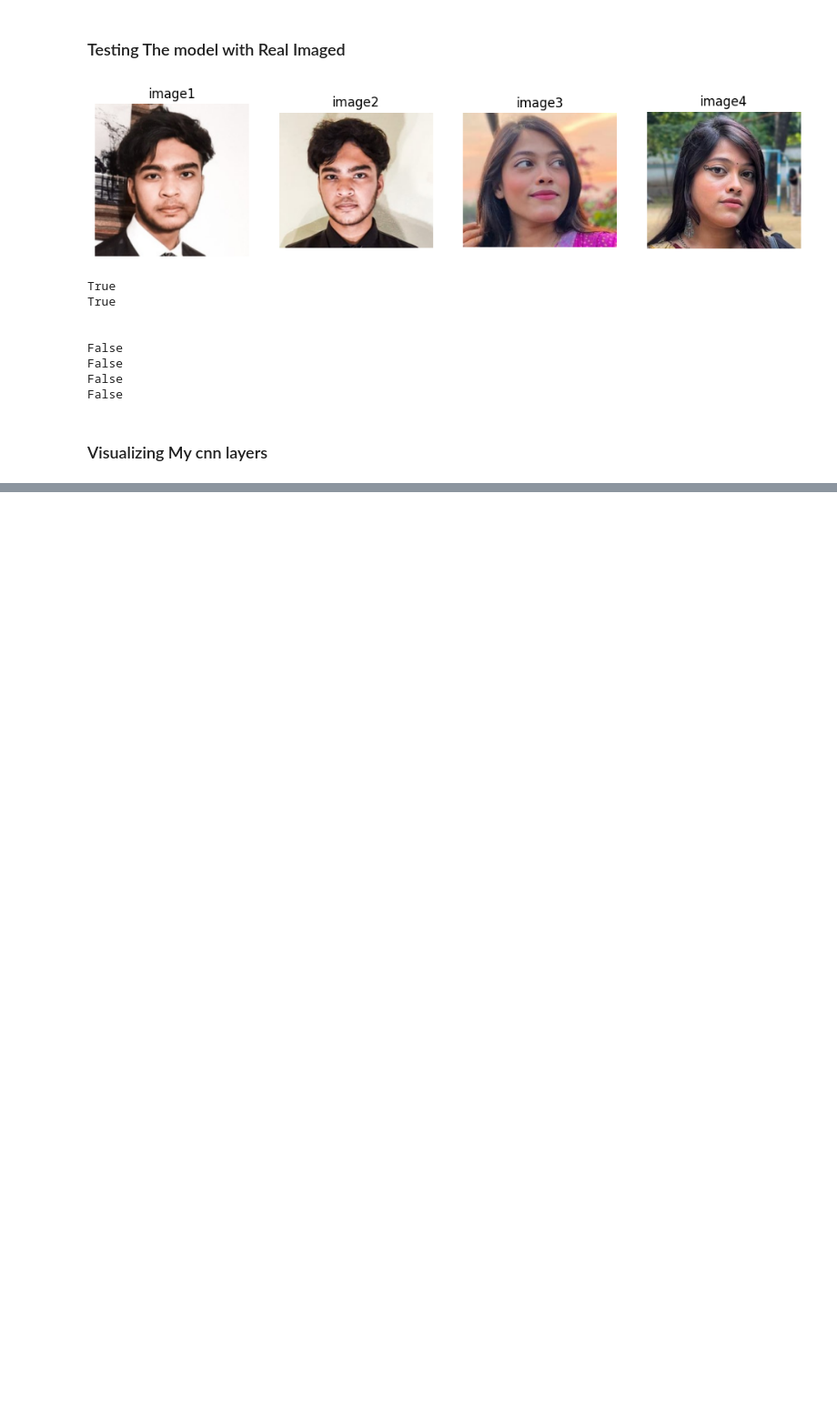
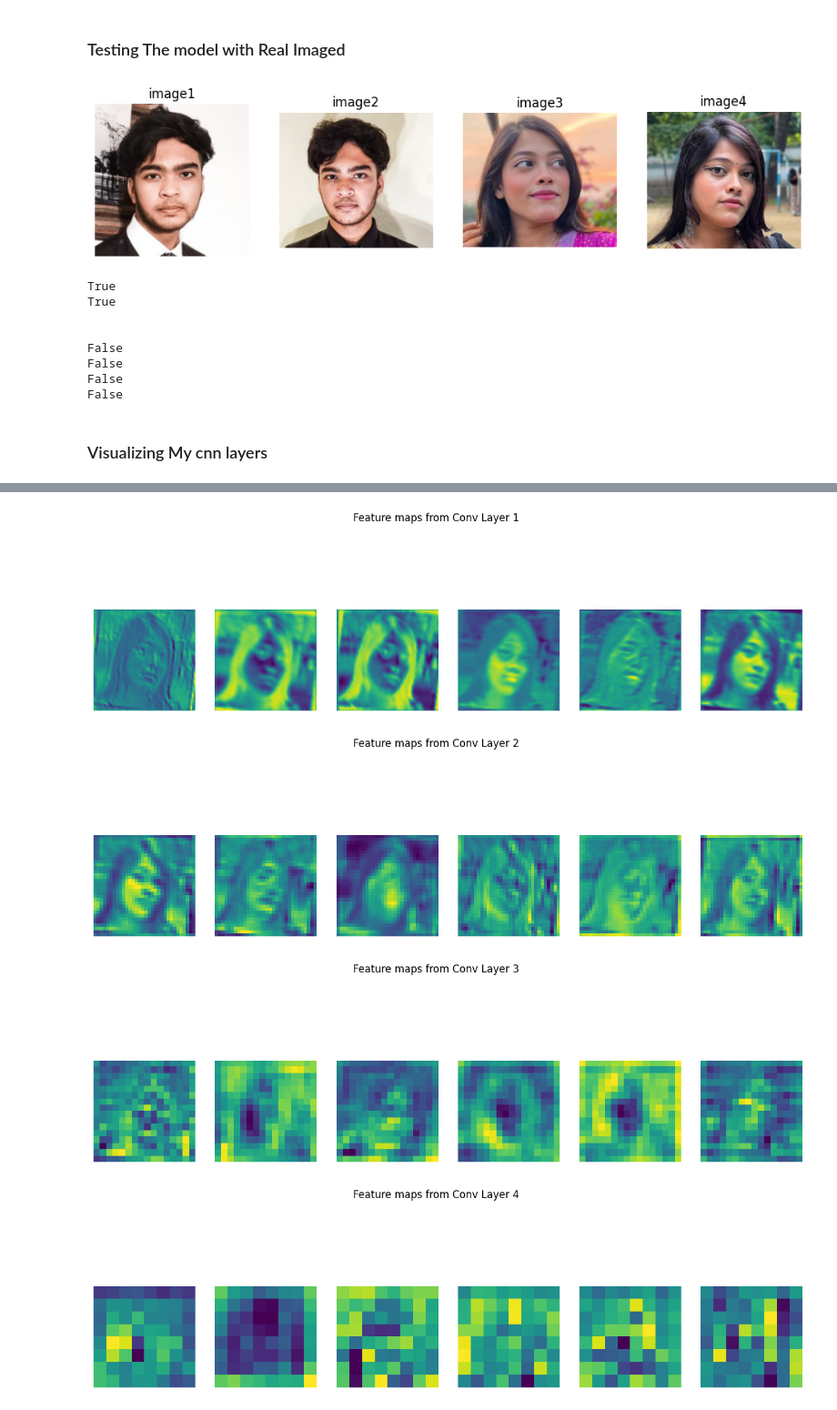
Before and after one commit to EzazAsif/Custom-Facial_recognition_Model, a Jupyter notebook: Frmodel3.ipynb, the cells around one changed output, grey strips where cells are left out. Shown at 91% size. Cells and saved outputs as stored; diff of their text form; code cells hidden in the pictures; blank space fills up the shorter version.

```diff
--- a/Frmodel3.ipynb
+++ b/Frmodel3.ipynb
@@ -559,0 +565,7 @@ Compose(
+# %%
+plot_feature_maps(model, Image.open('rathri2.jpg').convert('RGB'))
+# %% [output]
+[figure, added]
+[figure, added]
+[figure, added]
+[figure, added]
```
Also changed, not shown: parts of 7 cells of this notebook, 4 other files.
